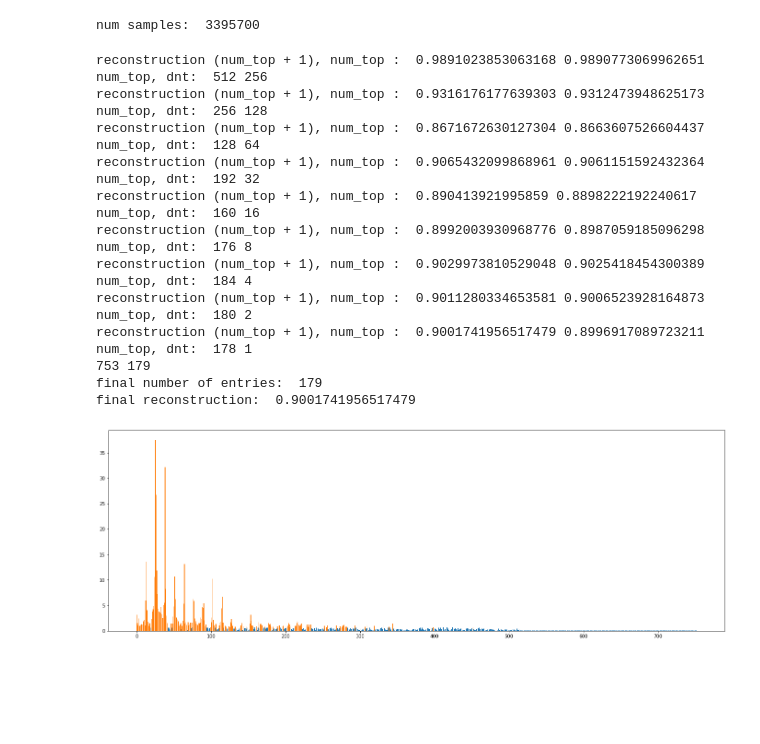
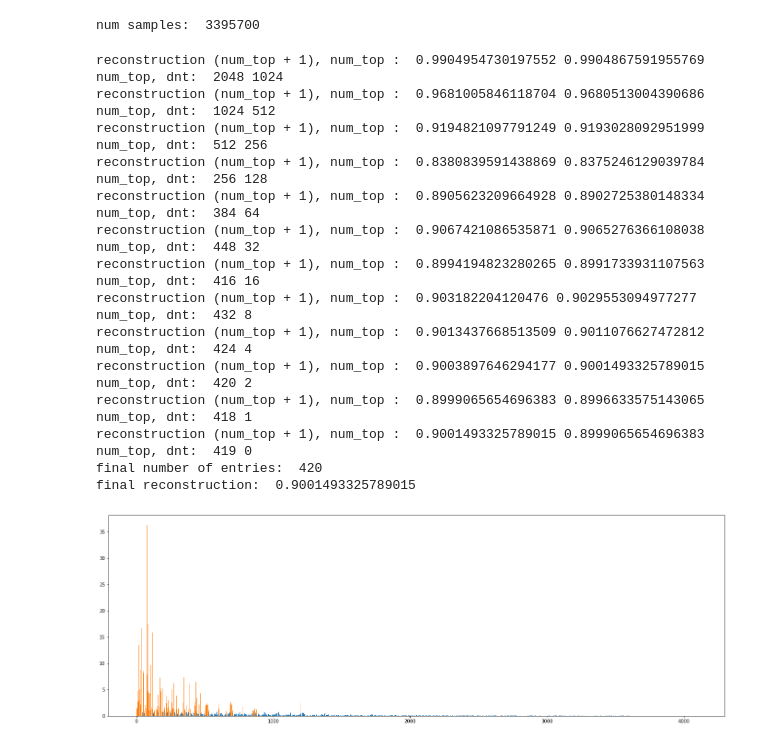
Before and after one commit to amanj120/wav_work, a Jupyter notebook: test.ipynb, the cells around one changed output. Drawn from its saved outputs; the diff is of its cells as text; code cells hidden in the pictures; blank space fills up the shorter version.

```diff
--- a/test.ipynb
+++ b/test.ipynb
@@ -329,8 +331,8 @@ def get_percent_yinv(winnum, samples, recon=0.9, window=1504, visual=False):
 
     p1 = 0
     p2 = 0
-    num_top = 512
-    dnt = 256
+    num_top = 2048
+    dnt = num_top//2
 
 #     recon = 0.9
 
@@ -372,6 +374,9 @@ def get_percent_yinv(winnum, samples, recon=0.9, window=1504, visual=False):
             num_top = len(l) - 2
             break
 
+        if (num_top == 1):
+            break
+
     yf = rfft(samples[window*winnum:window*(winnum + 1)])
     ay = np.abs(yf)
 
@@ -379,7 +384,7 @@ def get_percent_yinv(winnum, samples, recon=0.9, window=1504, visual=False):
     l.sort(key=lambda x: x[1], reverse=True)
 
     tops = []
-    print(len(l), num_top + 1)
+#     print(len(l), num_top + 1)
     top = l[num_top + 1][1]
     for i in range(len(yf)):
         if np.abs(yf[i]) <= top:
@@ -400,21 +405,23 @@ def get_percent_yinv(winnum, samples, recon=0.9, window=1504, visual=False):
 
     return (tops, yinv, pfin)
 # %%
-window = 1504
+window = 8192
 winnum = 48
-tops, yinv, pfin = get_percent_yinv(winnum, samples, window=window, visual=True)
+tops, yinv, pfin = get_percent_yinv(winnum, samples, recon=0.90, window=window, visual=True)
 # %% [output]
-reconstruction (num_top + 1), num_top :  0.9891023853063168 0.9890773069962651  num_top, dnt:  512 256
-reconstruction (num_top + 1), num_top :  0.9316176177639303 0.9312473948625173  num_top, dnt:  256 128
-reconstruction (num_top + 1), num_top :  0.8671672630127304 0.8663607526604437  num_top, dnt:  128 64
-reconstruction (num_top + 1), num_top :  0.9065432099868961 0.9061151592432364  num_top, dnt:  192 32
-reconstruction (num_top + 1), num_top :  0.890413921995859 0.8898222192240617  num_top, dnt:  160 16
-reconstruction (num_top + 1), num_top :  0.8992003930968776 0.8987059185096298  num_top, dnt:  176 8
-reconstruction (num_top + 1), num_top :  0.9029973810529048 0.9025418454300389  num_top, dnt:  184 4
-reconstruction (num_top + 1), num_top :  0.9011280334653581 0.9006523928164873  num_top, dnt:  180 2
-reconstruction (num_top + 1), num_top :  0.9001741956517479 0.8996917089723211  num_top, dnt:  178 1
-753 179
-final number of entries:  179
-final reconstruction:  0.9001741956517479
+reconstruction (num_top + 1), num_top :  0.9904954730197552 0.9904867591955769  num_top, dnt:  2048 1024
+reconstruction (num_top + 1), num_top :  0.9681005846118704 0.9680513004390686  num_top, dnt:  1024 512
+reconstruction (num_top + 1), num_top :  0.9194821097791249 0.9193028092951999  num_top, dnt:  512 256
+reconstruction (num_top + 1), num_top :  0.8380839591438869 0.8375246129039784  num_top, dnt:  256 128
+reconstruction (num_top + 1), num_top :  0.8905623209664928 0.8902725380148334  num_top, dnt:  384 64
+reconstruction (num_top + 1), num_top :  0.9067421086535871 0.9065276366108038  num_top, dnt:  448 32
+reconstruction (num_top + 1), num_top :  0.8994194823280265 0.8991733931107563  num_top, dnt:  416 16
+reconstruction (num_top + 1), num_top :  0.903182204120476 0.9029553094977277  num_top, dnt:  432 8
+reconstruction (num_top + 1), num_top :  0.9013437668513509 0.9011076627472812  num_top, dnt:  424 4
+reconstruction (num_top + 1), num_top :  0.9003897646294177 0.9001493325789015  num_top, dnt:  420 2
+reconstruction (num_top + 1), num_top :  0.8999065654696383 0.8996633575143065  num_top, dnt:  418 1
+reconstruction (num_top + 1), num_top :  0.9001493325789015 0.8999065654696383  num_top, dnt:  419 0
+final number of entries:  420
+final reconstruction:  0.9001493325789015
-[figure, old version]
+[figure, new version]
 # %%
```
Also changed, not shown: parts of 13 cells of this notebook, 24 other files.
